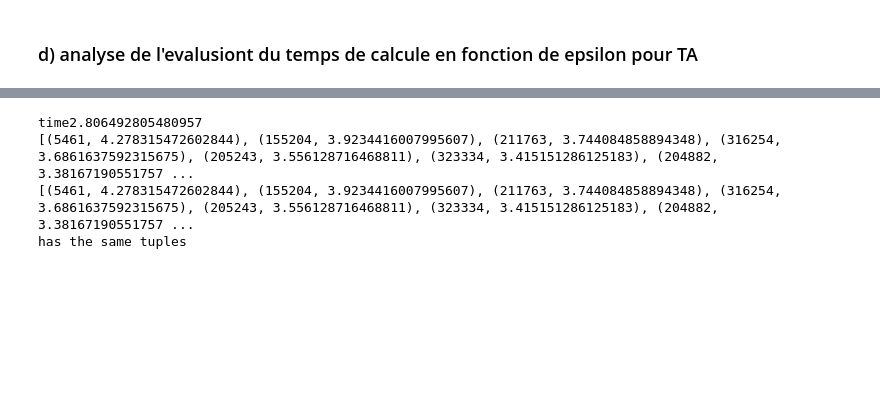
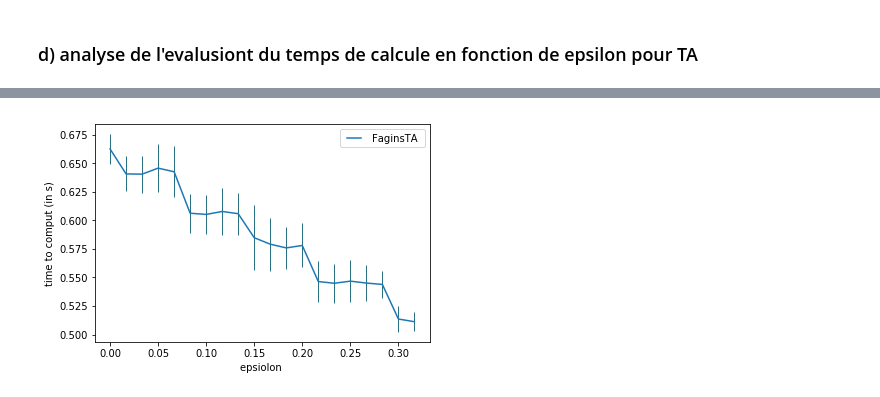
Before and after one commit to Zed314/WordTraveller, a Jupyter notebook: benchmark/BenchmarkQuery.ipynb, the cells around one changed output, grey strips where cells are left out. Saved outputs shown, nothing was run; the diff lists cells and outputs as text; code cells hidden in the pictures; blank space fills up the shorter version.

```diff
--- a/benchmark/BenchmarkQuery.ipynb
+++ b/benchmark/BenchmarkQuery.ipynb
@@ -403,5 +363,23 @@ plt.show()
 # %% [markdown]
 ### d) analyse de l'evalusiont du temps de calcule en fonction de epsilon pour TA
+# %%
+#definition de l'experiance
+
+#nombre d'iteration de l'experiances
+nbIter= 200
+
+
+listOfWords = [[tuple[1]for tuple in worldsFreq[500:510]] for i in range(0,nbIter)]
+
+
+
+
+
+# nombre de mesures
+size = 20
+
+def f(k,size):
+    return k/3/size
 # %%
 from wordtraveller import query
 from wordtraveller import faginstavf, faginstopkvf, naivetopk
@@ -448,52 +410,22 @@ for k in range(0,size):
 # %%
+totaleTimeTAEAvg = [0]*size
+totaleTimeTAEConfiance = [0]*size
+for k in range(0,size):
+    totaleTimeTAEAvg[k]= moyenne(totaleTimeTAE[k])
+    totaleTimeTAEConfiance[k]= confiance(totaleTimeTAE[k], len(listOfWords))
+
 x = [0]*size
 for i in range(1,size):
     x[i] = f(i,size)
 
 
 plt.plot(x,totaleTimeTAEAvg, label="FaginsTA ")
-
+plt.errorbar(x, totaleTimeTAEAvg, yerr = totaleTimeTAEConfiance, color = '#297083', ls='none', lw = 1, capthick = 2)
 
 
 plt.ylabel('time to comput (in s)')
 plt.xlabel('epsiolon ')
 plt.legend(numpoints=2)
 plt.show()
+# %% [output]
+[figure, added]
-# %%
-import time
-from wordtraveller import faginstavf,naivetopk
-
-words = [world[1] for world in worldsFreq[200:210]]
-
-sartingTime = time.time()
-faginstavf.apply_fagins_ta(words, Voc, filemanager, 0, 15)
-resutle = faginstavf.apply_fagins_ta(words, Voc, filemanager, 0, 100)
-totaletiem = time.time() - sartingTime
-print ('time{}'.format(totaletiem))
-
-
-
-aspected =  naivetopk.apply_naive_top_k_algo(words, Voc, filemanager, 0, 100)
-
-
-#print (aspected)
-#print (resutle)
-is_equal = True
-aspected.sort()
-resutle.sort()
-if len(aspected) == len(resutle) :
-    for i in range(0, len(resutle)):
-        if not (aspected[i][0]== resutle[i][0] and aspected[i][1]== resutle[i][1]):
-            is_equal= False
-else:
-    is_equal = False
-
-if not is_equal :
-    print ("has not the same tuples")
-else:
-    print("has the same tuples")
-# %% [output]
-time2.806492805480957
-[(5461, 4.278315472602844), (155204, 3.9234416007995607), (211763, 3.744084858894348), (316254, 3.6861637592315675), (205243, 3.556128716468811), (323334, 3.415151286125183), (204882, 3.38167190551757 ...
-[(5461, 4.278315472602844), (155204, 3.9234416007995607), (211763, 3.744084858894348), (316254, 3.6861637592315675), (205243, 3.556128716468811), (323334, 3.415151286125183), (204882, 3.38167190551757 ...
-has the same tuples
```
Also changed, not shown: parts of 15 cells of this notebook.
